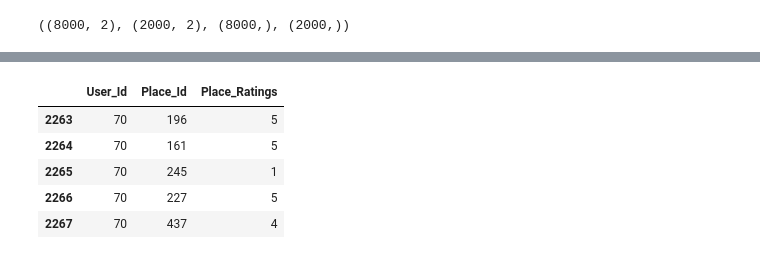
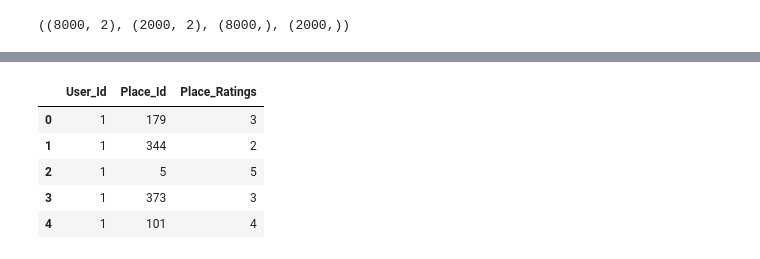
Before and after one commit to mausneg/DestiMate, a Jupyter notebook: Model/Category Model/model.ipynb, the cells around one changed output, grey strips where cells are left out. Saved outputs shown, nothing was run; the diff lists cells and outputs as text; code cells hidden in the pictures.

```diff
--- a/Model/Category Model/model.ipynb
+++ b/Model/Category Model/model.ipynb
@@ -220,15 +221,15 @@ Epoch 100/100
 <keras.callbacks.History at 0x...>
 # %%
-user_id = df_tourism_rating['User_Id'].sample(1).iloc[0]
+user_id = 1
 place_visited = df_tourism_rating[df_tourism_rating['User_Id'] == user_id]
 place_visited.head()
 # %% [output]
 |  | User_Id | Place_Id | Place_Ratings |
-| 2263 | 70 | 196 | 5 |
-| 2264 | 70 | 161 | 5 |
-| 2265 | 70 | 245 | 1 |
-| 2266 | 70 | 227 | 5 |
-| 2267 | 70 | 437 | 4 |
+| 0 | 1 | 179 | 3 |
+| 1 | 1 | 344 | 2 |
+| 2 | 1 | 5 | 5 |
+| 3 | 1 | 373 | 3 |
+| 4 | 1 | 101 | 4 |
 # %%
 place_not_visited = df_tourism[~df_tourism['Place_Id'].isin(place_visited['Place_Id'])]['Place_Id']
 place_not_visited = list(set(place_not_visited).intersection(set(place_id_encoded.keys())))
```
Also changed, not shown: parts of 5 cells of this notebook, 10 other files.
